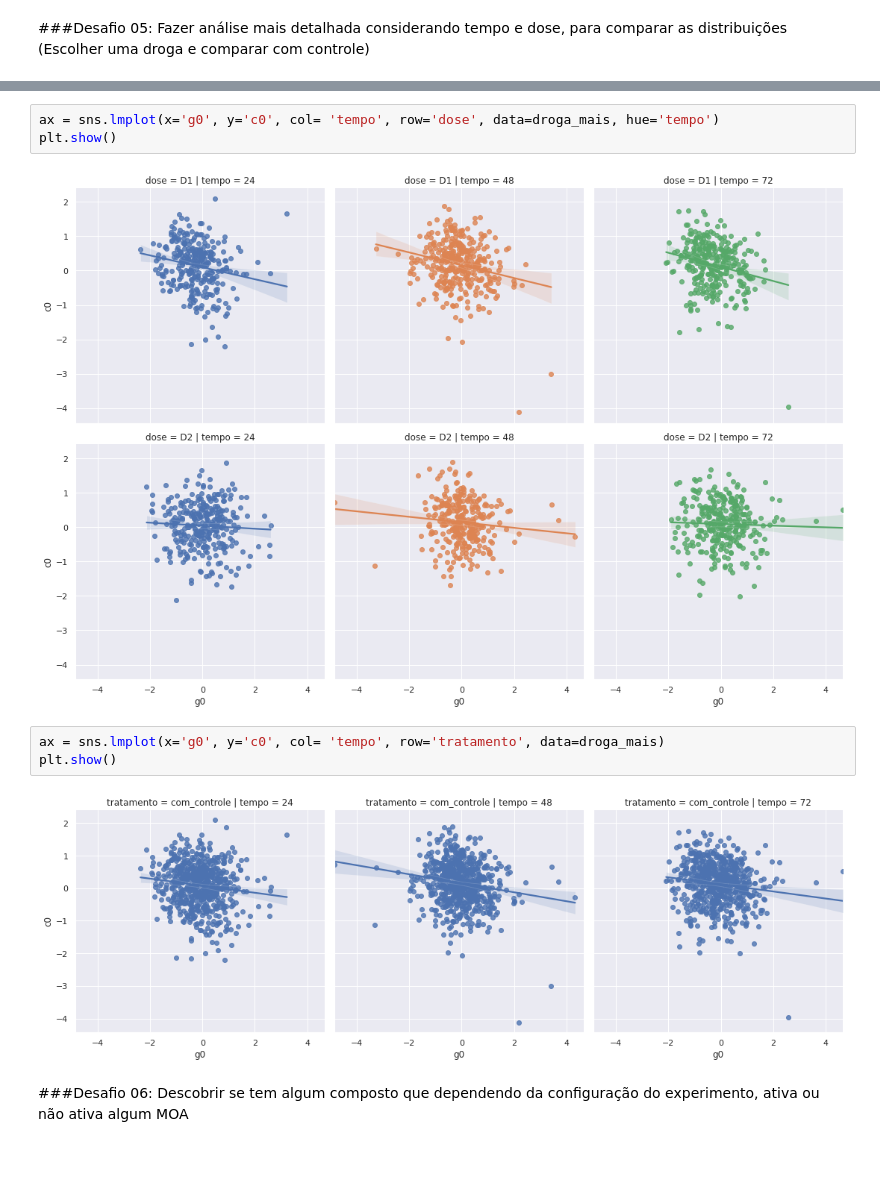
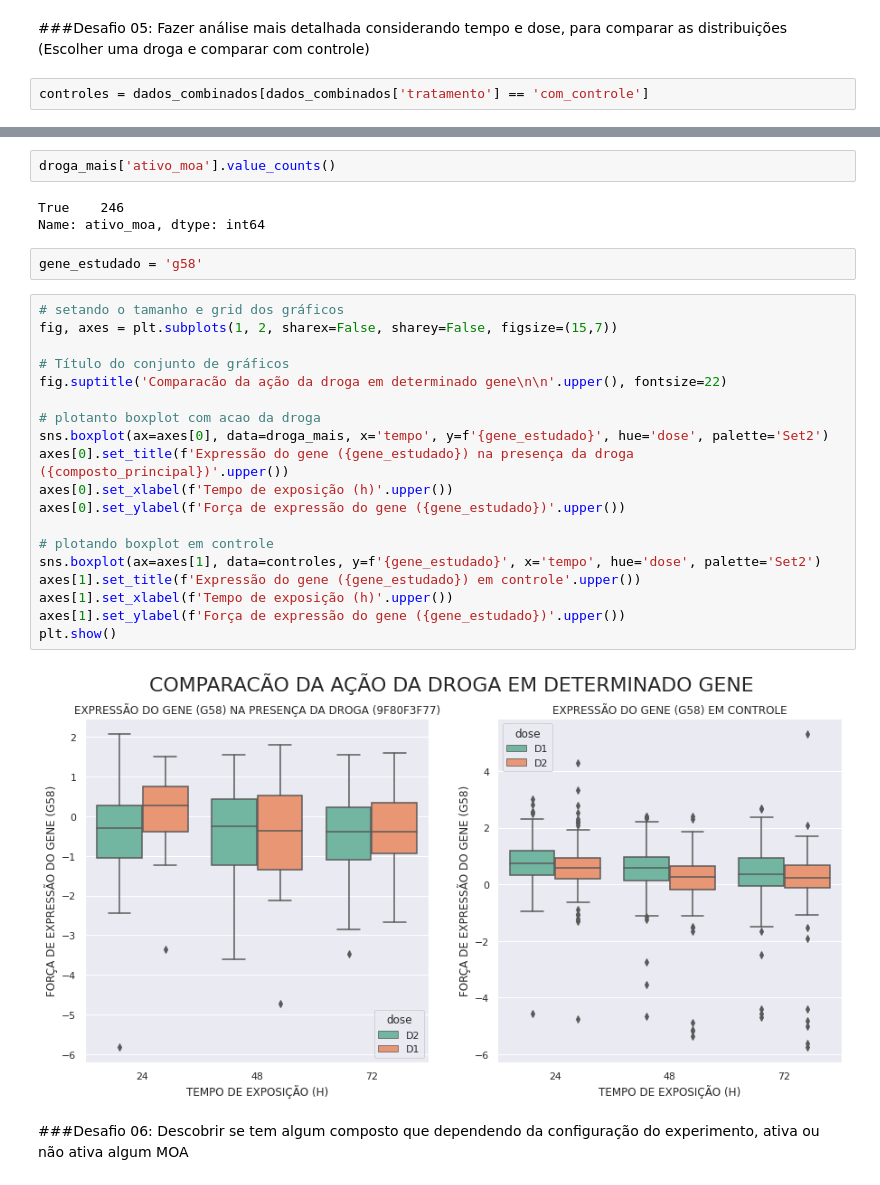
Before and after one commit to silva-felipe/Imersao_dados_alura, a Jupyter notebook: Aula04(desafios)_imersao_dados.ipynb, the cells around one changed output, grey strips where cells are left out. Drawn from its saved outputs; the diff is of its cells as text; blank space fills up the shorter version.

```diff
--- a/Aula04(desafios)_imersao_dados.ipynb
+++ b/Aula04(desafios)_imersao_dados.ipynb
@@ -280,3 +250,5 @@ dados_combinados.head()
 # %% [markdown]
 ###Desafio 05: Fazer análise mais detalhada considerando tempo e dose, para comparar as distribuições (Escolher uma droga e comparar com controle)
+# %%
+controles = dados_combinados[dados_combinados['tratamento'] == 'com_controle']
 # %%
@@ -297,13 +269,31 @@ droga_mais.head()
 5 rows × 883 columns
-# %%
-ax = sns.lmplot(x='g0', y='c0', col= 'tempo', row='dose', data=droga_mais, hue='tempo')
-plt.show()
-# %% [output]
-[figure, removed]
-# %%
-ax = sns.lmplot(x='g0', y='c0', col= 'tempo', row='tratamento', data=droga_mais)
-plt.show()
-# %% [output]
-[figure, removed]
+# %%
+droga_mais['ativo_moa'].value_counts()
+# %% [output]
+True    246
+Name: ativo_moa, dtype: int64
+# %%
+gene_estudado = 'g58'
+# %%
+# setando o tamanho e grid dos gráficos
+fig, axes = plt.subplots(1, 2, sharex=False, sharey=False, figsize=(15,7))
+
+# Título do conjunto de gráficos
+fig.suptitle('Comparacão da ação da droga em determinado gene\n\n'.upper(), fontsize=22)
+
+# plotanto boxplot com acao da droga
+sns.boxplot(ax=axes[0], data=droga_mais, x='tempo', y=f'{gene_estudado}', hue='dose', palette='Set2')
+axes[0].set_title(f'Expressão do gene ({gene_estudado}) na presença da droga ({composto_principal})'.upper())
+axes[0].set_xlabel(f'Tempo de exposição (h)'.upper())
+axes[0].set_ylabel(f'Força de expressão do gene ({gene_estudado})'.upper())
+
+# plotando boxplot em controle
+sns.boxplot(ax=axes[1], data=controles, y=f'{gene_estudado}', x='tempo', hue='dose', palette='Set2')
+axes[1].set_title(f'Expressão do gene ({gene_estudado}) em controle'.upper())
+axes[1].set_xlabel(f'Tempo de exposição (h)'.upper())
+axes[1].set_ylabel(f'Força de expressão do gene ({gene_estudado})'.upper())
+plt.show()
+# %% [output]
+[figure, added]
 # %% [markdown]
 ###Desafio 06: Descobrir se tem algum composto que dependendo da configuração do experimento, ativa ou não ativa algum MOA
```
Also changed, not shown: parts of 23 cells of this notebook.
